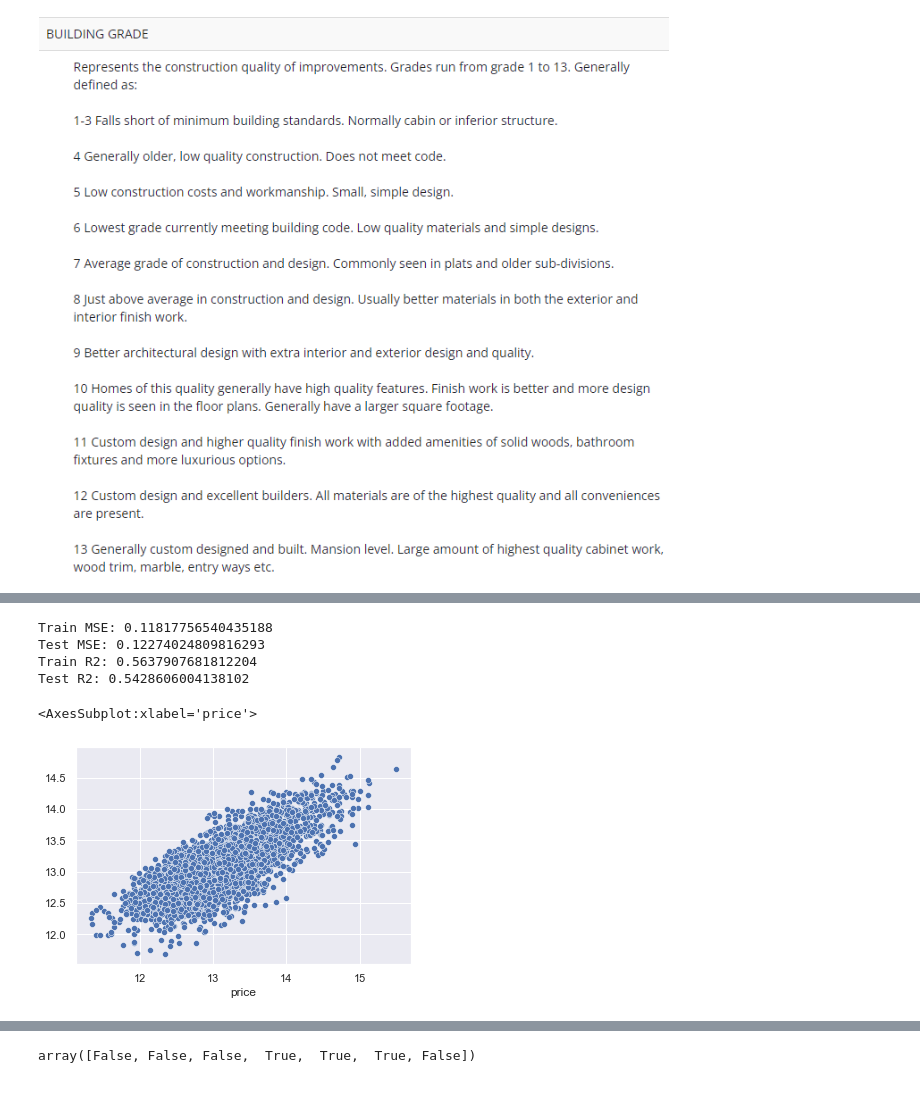
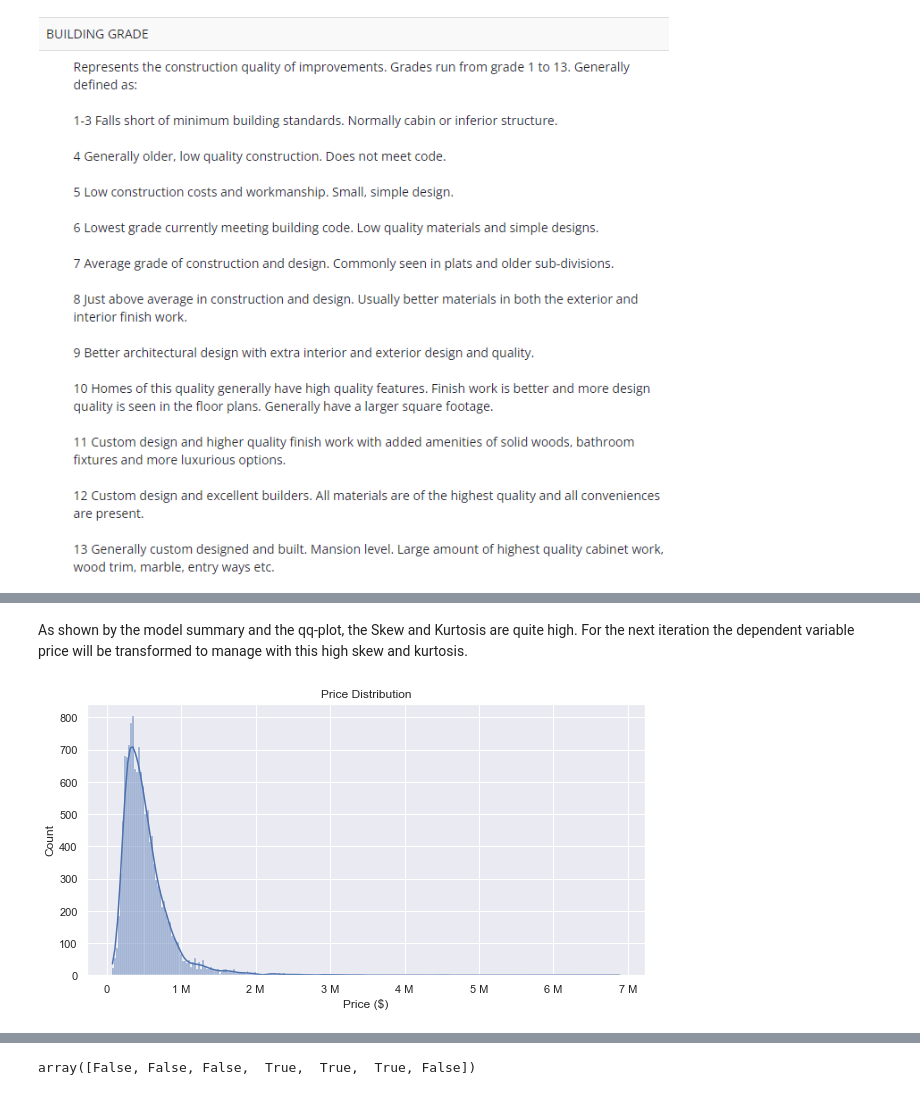
Before and after one commit to MossyJossy/Phase-2-Project, a Jupyter notebook: Data Exploration/Exploration.ipynb, the cells around one changed output, grey strips where cells are left out. Cells and saved outputs as stored; diff of their text form; code cells hidden in the pictures.

```diff
--- a/Data Exploration/Exploration.ipynb
+++ b/Data Exploration/Exploration.ipynb
@@ -219,3 +146,0 @@ def transform(log_cols, data):
-# %%
-log_cols = ['price', 'sqft_above', 'sqft_basement', 'sqft_lot']
-train = transform(log_cols, train)
@@ -262,18 +147,12 @@ y_test = test['price']
-# %%
-linreg.fit(X_train, y_train)
-y_train_preds = linreg.predict(X_train)
-y_test_preds = linreg.predict(X_test)
-print(f'Train MSE: {mean_squared_error(y_train, y_train_preds)}')
-print(f'Test MSE: {mean_squared_error(y_test, y_test_preds)}')
-print(f'Train R2: {r2_score(y_train, y_train_preds)}')
-print(f'Test R2: {r2_score(y_test, y_test_preds)}')
-# %% [output]
-Train MSE: 0.11817756540435188
-Test MSE: 0.12274024809816293
-Train R2: 0.5637907681812204
-Test R2: 0.5428606004138102
-# %%
-sns.scatterplot(x=y_test, y=y_test_preds)
-# %% [output]
-<AxesSubplot:xlabel='price'>
-[figure, removed]
+# %% [markdown]
+As shown by the model summary and the qq-plot, the Skew and Kurtosis are quite high.
+For the next iteration the dependent variable price will be transformed to manage with this high skew and kurtosis.
+# %%
+fig, ax = plt.subplots(figsize=(10,5))
+
+sns.histplot(train['price'], kde=True)
+ax.xaxis.set_major_formatter(ticker.EngFormatter())
+plt.title('Price Distribution'), plt.xlabel('Price ($)')
+plt.savefig('Images/Price_Distribution.png', bbox_inches='tight');
+# %% [output]
+[figure, added]
```
Also changed, not shown: parts of 86 cells of this notebook, 16 other files.
